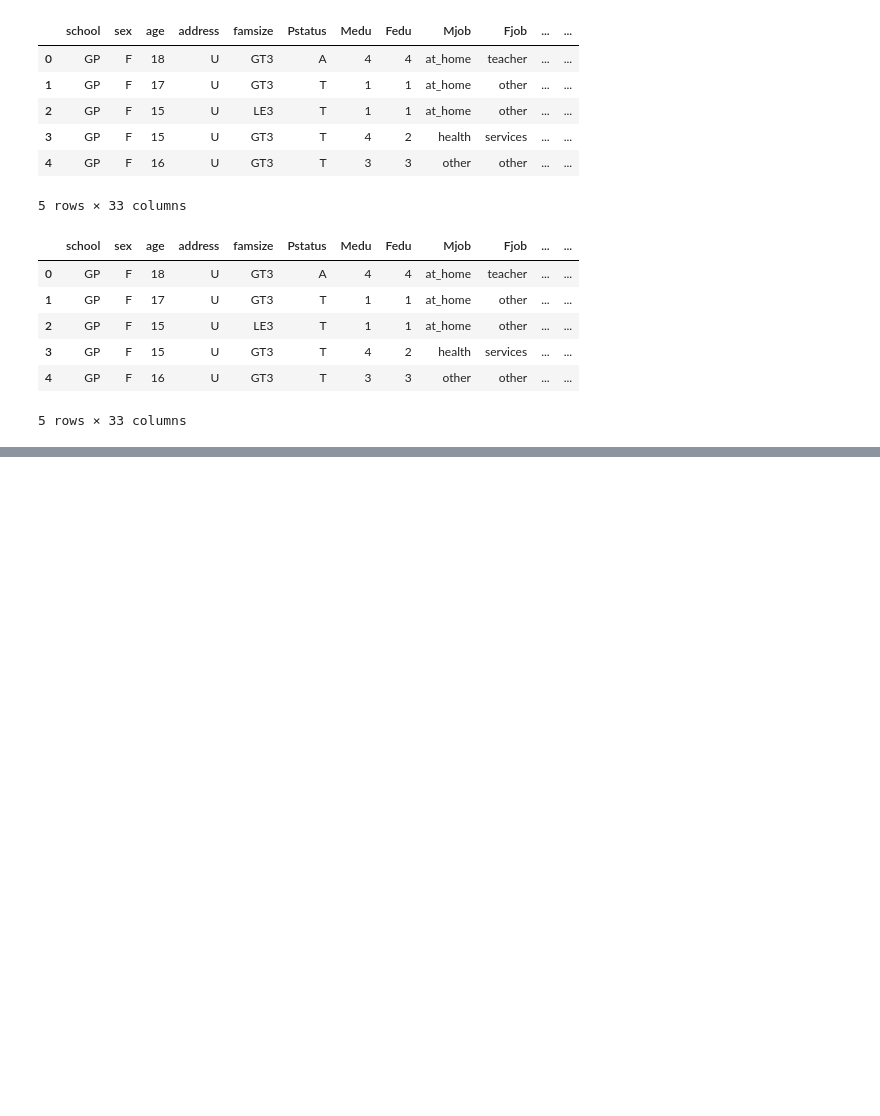
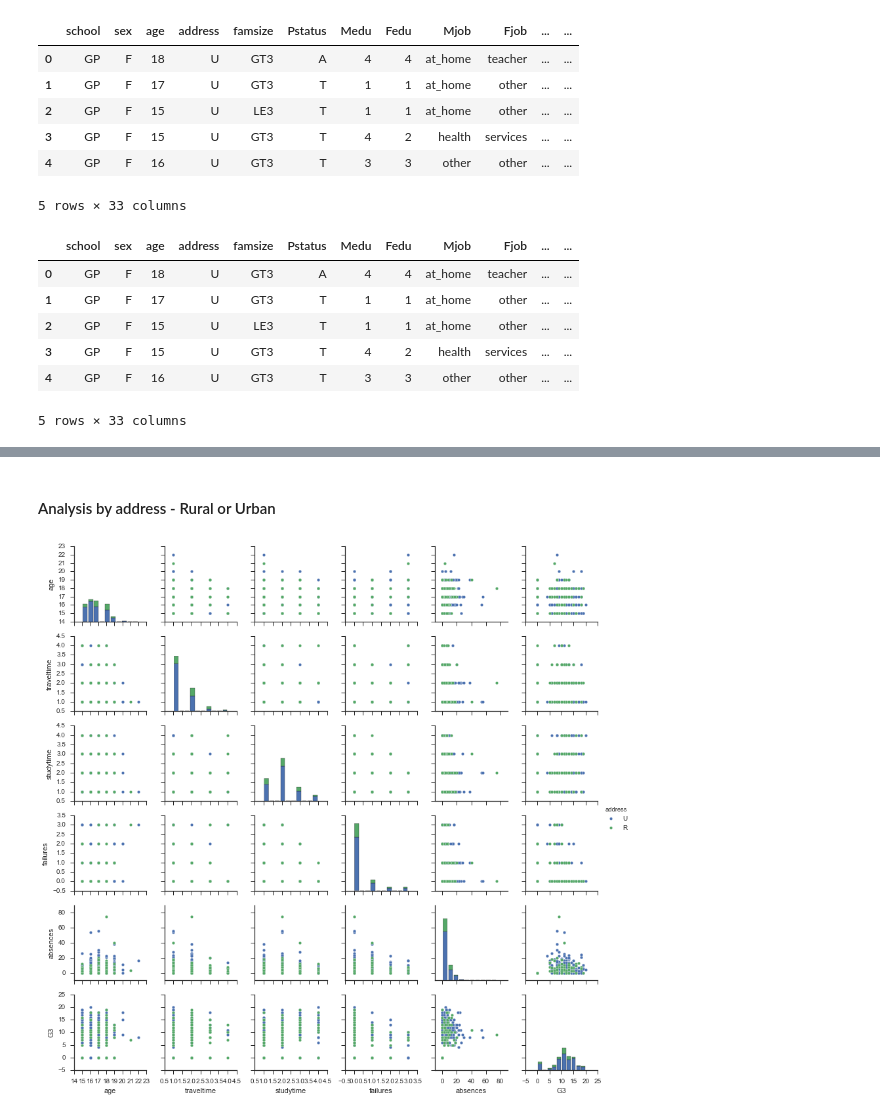
Before and after one commit to student-performance-prediction/notebooks, a Jupyter notebook: 02_Explore.ipynb, the cells around one changed output, grey strips where cells are left out. Drawn from its saved outputs; the diff is of its cells as text; code cells hidden in the pictures; blank space fills up the shorter version.

```diff
--- a/02_Explore.ipynb
+++ b/02_Explore.ipynb
@@ -49,0 +55,6 @@ g = sns.pairplot(student_mat,hue="sex")
+# %% [markdown]
+#### Analysis by address - Rural or Urban
+# %%
+g = sns.pairplot(student_mat[['age', 'traveltime', 'studytime', 'failures', 'absences', 'address', 'G3']],hue='address',size=2)
+# %% [output]
+[figure, added]
```
Also changed, not shown: parts of 13 cells of this notebook.
